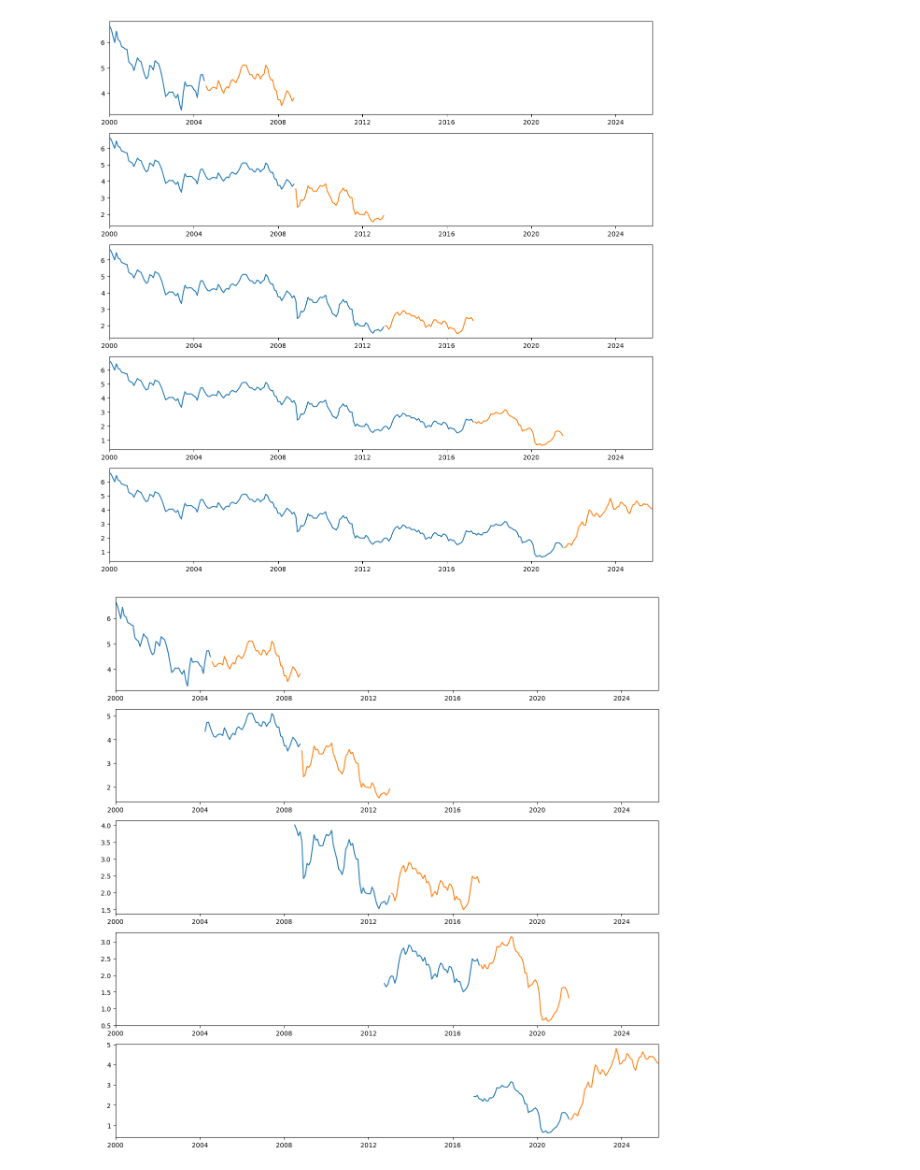
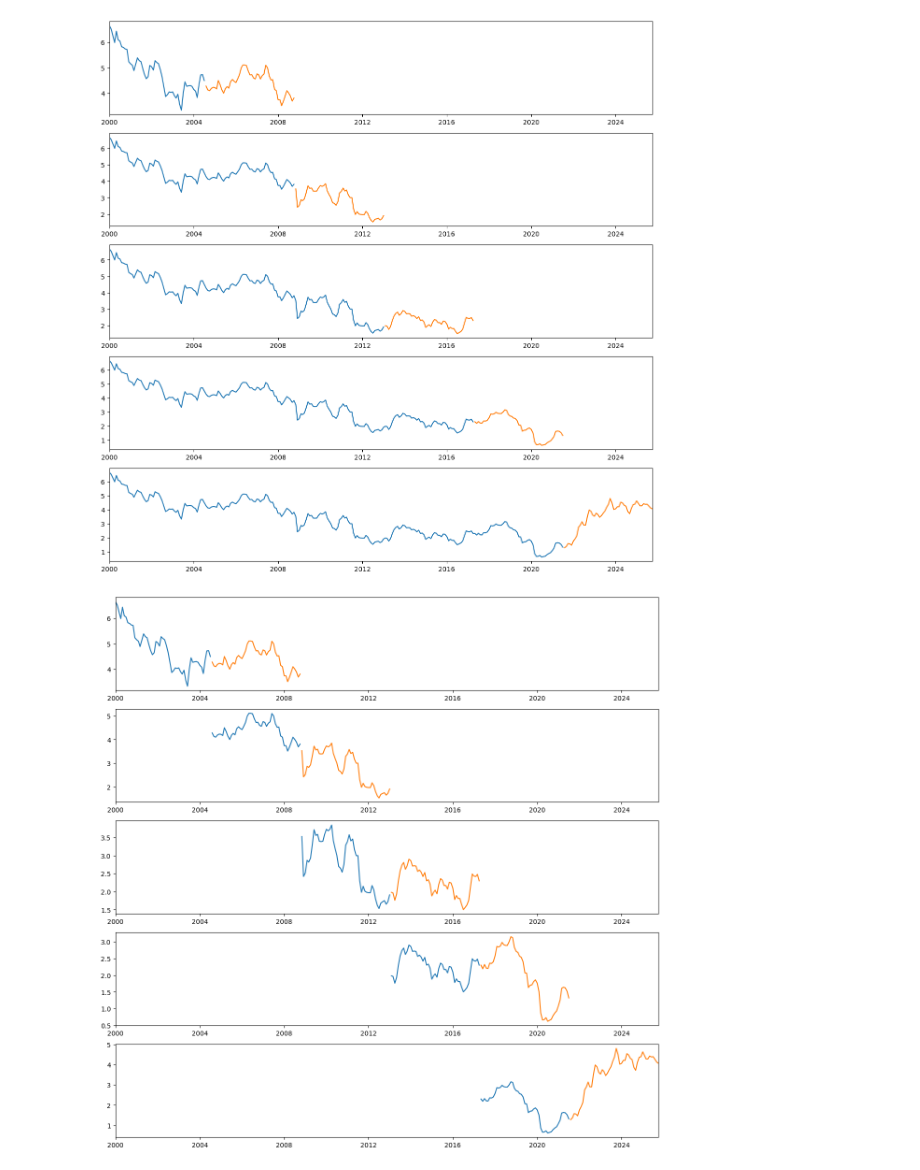
Before and after one commit to artamonoff/econometrica, a Jupyter notebook: time-series-analysis/jupyter-notebooks/cross-validation-viz.ipynb, the cells around one changed output. Cells and saved outputs as stored; diff of their text form; code cells hidden in the pictures.

```diff
--- a/time-series-analysis/jupyter-notebooks/cross-validation-viz.ipynb
+++ b/time-series-analysis/jupyter-notebooks/cross-validation-viz.ipynb
@@ -30,16 +30,16 @@ for i, (train_index, valid_index) in enumerate(folds.split(y)):
 # %%
 N_SPLITS = 5
 
 folds = TimeSeriesSplit(n_splits=N_SPLITS)
 
 fig, axs = plt.subplots(nrows=N_SPLITS, ncols=1, figsize=(15, 3*N_SPLITS))
 
 start_train=0
 
 for i, (train_index, valid_index) in enumerate(folds.split(y)):
 	axs[i].set_xlim(left=y.index[0], right=y.index[-1])
 	axs[i].plot(y.iloc[train_index[start_train:]])
 	axs[i].plot(y.iloc[valid_index])
-	start_train = start_train+len(valid_index)
+	start_train = train_index[-1]+1
 # %% [output]
-[figure, old version]
+[figure, new version]
```
